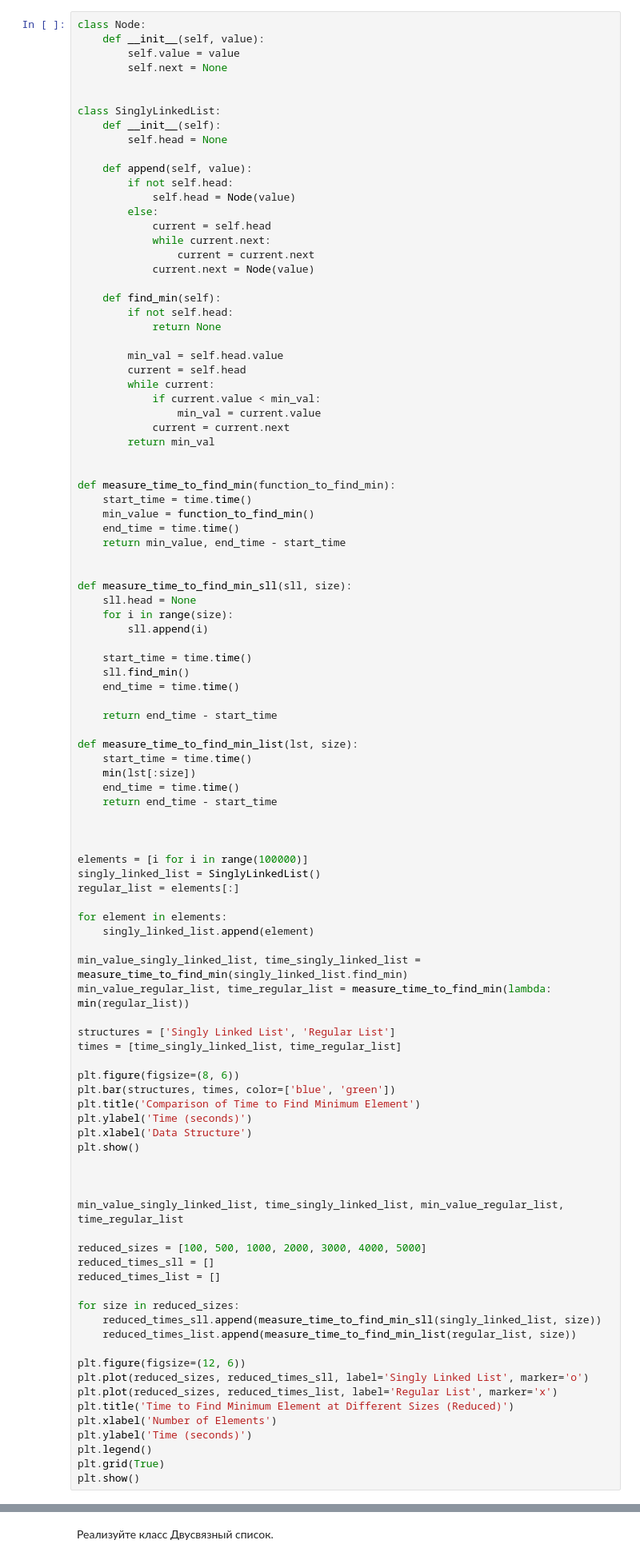
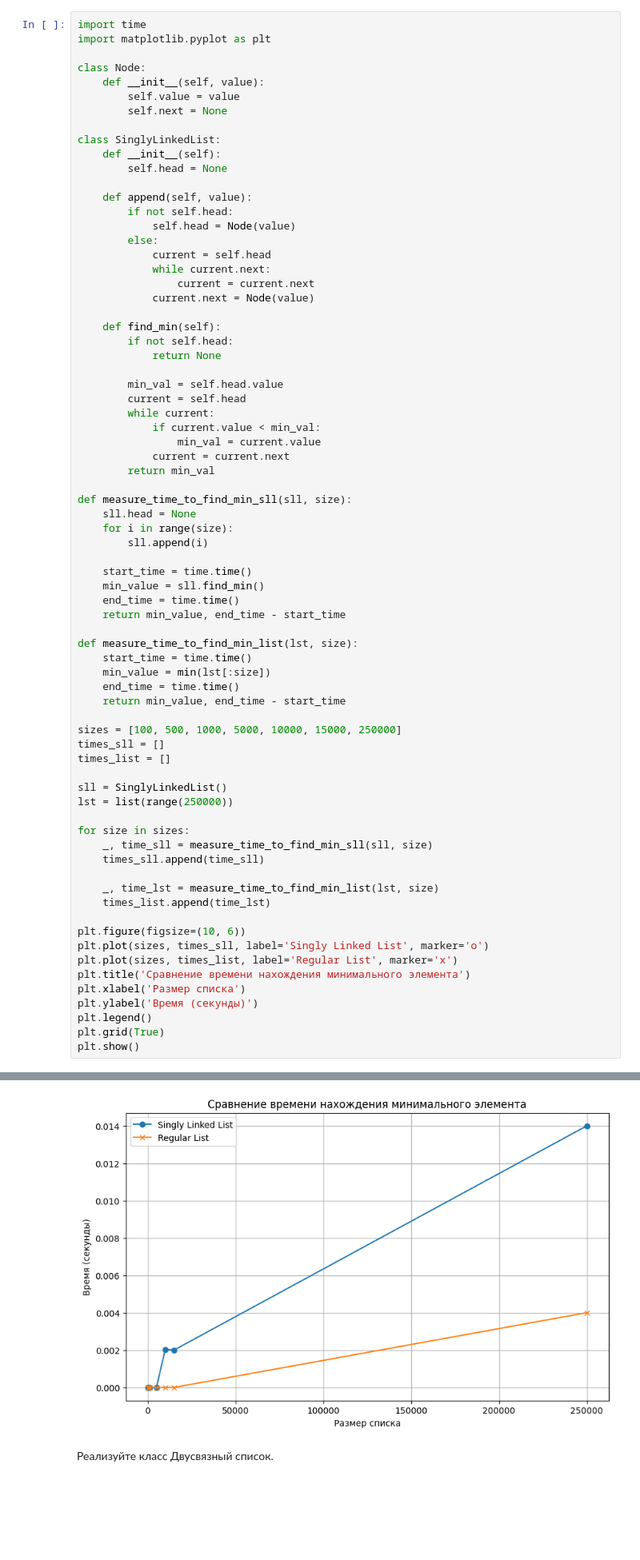
Before and after one commit to glebanazarenko/algorims_sem5, a Jupyter notebook: control_work_4.ipynb, the cells around one changed output, grey strips where cells are left out. Shown at 80% size. Cells and saved outputs as stored; diff of their text form; blank space fills up the shorter version.

```diff
--- a/control_work_4.ipynb
+++ b/control_work_4.ipynb
@@ -271,11 +270,13 @@ plt.show()
 # %% [markdown]
 Реализуйте класс Односвязный список. Найдите минимальный элемент в нем. Сравните с временем поиска минимального элемента при использовании списка.
 # %%
+import time
+import matplotlib.pyplot as plt
+
 class Node:
     def __init__(self, value):
         self.value = value
         self.next = None
-
 
 class SinglyLinkedList:
     def __init__(self):
@@ -302,71 +303,42 @@ class SinglyLinkedList:
             current = current.next
         return min_val
 
-
-def measure_time_to_find_min(function_to_find_min):
-    start_time = time.time()
-    min_value = function_to_find_min()
-    end_time = time.time()
-    return min_value, end_time - start_time
-
-
 def measure_time_to_find_min_sll(sll, size):
     sll.head = None
     for i in range(size):
         sll.append(i)
 
     start_time = time.time()
-    sll.find_min()
+    min_value = sll.find_min()
     end_time = time.time()
-
-    return end_time - start_time
+    return min_value, end_time - start_time
 
 def measure_time_to_find_min_list(lst, size):
     start_time = time.time()
-    min(lst[:size])
+    min_value = min(lst[:size])
     end_time = time.time()
-    return end_time - start_time
+    return min_value, end_time - start_time
 
+sizes = [100, 500, 1000, 5000, 10000, 15000, 250000]
+times_sll = []
+times_list = []
 
+sll = SinglyLinkedList()
+lst = list(range(250000))
 
-elements = [i for i in range(100000)]
-singly_linked_list = SinglyLinkedList()
-regular_list = elements[:]
+for size in sizes:
+    _, time_sll = measure_time_to_find_min_sll(sll, size)
+    times_sll.append(time_sll)
 
-for element in elements:
-    singly_linked_list.append(element)
+    _, time_lst = measure_time_to_find_min_list(lst, size)
+    times_list.append(time_lst)
 
-min_value_singly_linked_list, time_singly_linked_list = measure_time_to_find_min(singly_linked_list.find_min)
-min_value_regular_list, time_regular_list = measure_time_to_find_min(lambda: min(regular_list))
-
-structures = ['Singly Linked List', 'Regular List']
-times = [time_singly_linked_list, time_regular_list]
-
-plt.figure(figsize=(8, 6))
-plt.bar(structures, times, color=['blue', 'green'])
-plt.title('Comparison of Time to Find Minimum Element')
-plt.ylabel('Time (seconds)')
-plt.xlabel('Data Structure')
-plt.show()
-
-
-
-min_value_singly_linked_list, time_singly_linked_list, min_value_regular_list, time_regular_list
-
-reduced_sizes = [100, 500, 1000, 2000, 3000, 4000, 5000]
-reduced_times_sll = []
-reduced_times_list = []
-
-for size in reduced_sizes:
-    reduced_times_sll.append(measure_time_to_find_min_sll(singly_linked_list, size))
-    reduced_times_list.append(measure_time_to_find_min_list(regular_list, size))
-
-plt.figure(figsize=(12, 6))
-plt.plot(reduced_sizes, reduced_times_sll, label='Singly Linked List', marker='o')
-plt.plot(reduced_sizes, reduced_times_list, label='Regular List', marker='x')
-plt.title('Time to Find Minimum Element at Different Sizes (Reduced)')
-plt.xlabel('Number of Elements')
-plt.ylabel('Time (seconds)')
+plt.figure(figsize=(10, 6))
+plt.plot(sizes, times_sll, label='Singly Linked List', marker='o')
+plt.plot(sizes, times_list, label='Regular List', marker='x')
+plt.title('Сравнение времени нахождения минимального элемента')
+plt.xlabel('Размер списка')
+plt.ylabel('Время (секунды)')
 plt.legend()
 plt.grid(True)
 plt.show()
@@ -375,3 +346,4 @@ KeyboardInterrupt:
+[figure, added]
 # %% [markdown]
 Реализуйте класс Двусвязный список.
 # %%
```
Also changed, not shown: parts of 6 cells of this notebook.
